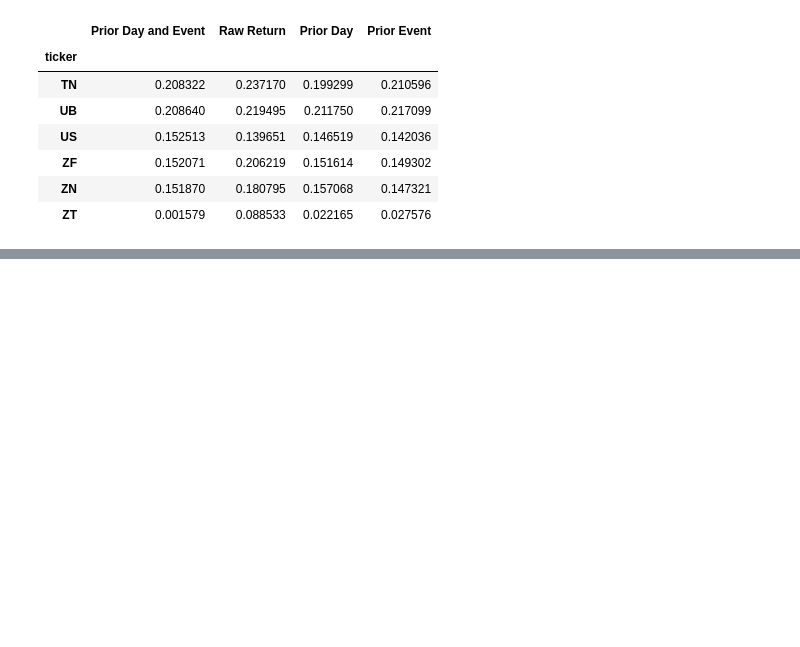
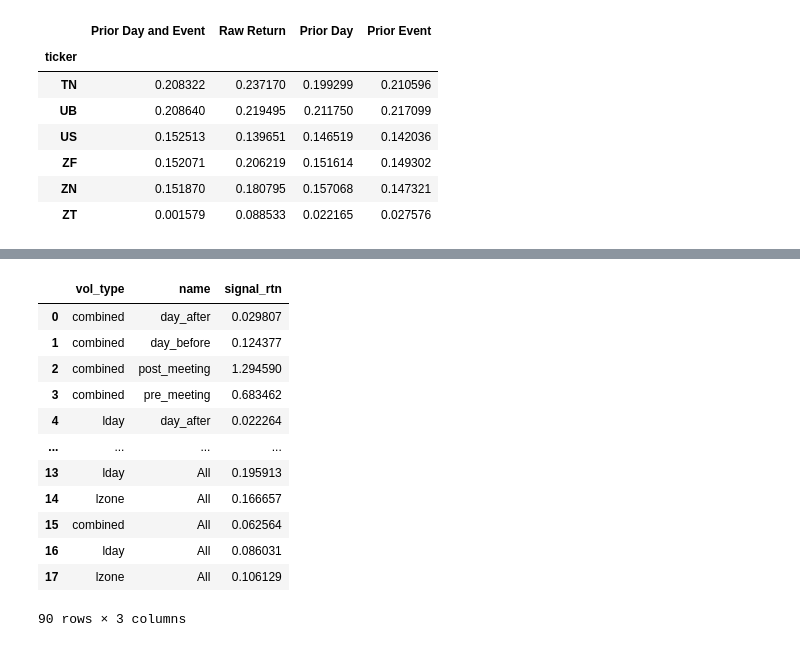
Before and after one commit to diegodalvarez/FOMCDrift, a Jupyter notebook: notebook/2GeneralizedBacktestApproach.ipynb, the cells around one changed output, grey strips where cells are left out. Drawn from its saved outputs; the diff is of its cells as text; code cells hidden in the pictures; blank space fills up the shorter version.

```diff
--- a/notebook/2GeneralizedBacktestApproach.ipynb
+++ b/notebook/2GeneralizedBacktestApproach.ipynb
@@ -448,0 +549,19 @@ Now compare how different their sharpes are for each volatility estimation metho
+# %%
+(pd
+    .concat([df_zone_vol, df_all_sharpe])
+    .drop(columns = ["ticker"])
+    .groupby(["vol_type", ""]))
+# %% [output]
+|  | vol_type | name | signal_rtn |
+| 0 | combined | day_after | 0.029807 |
+| 1 | combined | day_before | 0.124377 |
+| 2 | combined | post_meeting | 1.294590 |
+| 3 | combined | pre_meeting | 0.683462 |
+| 4 | lday | day_after | 0.022264 |
+| ... | ... | ... | ... |
+| 13 | lday | All | 0.195913 |
+| 14 | lzone | All | 0.166657 |
+| 15 | combined | All | 0.062564 |
+| 16 | lday | All | 0.086031 |
+| 17 | lzone | All | 0.106129 |
+90 rows × 3 columns
```
Also changed, not shown: parts of 10 cells of this notebook.
